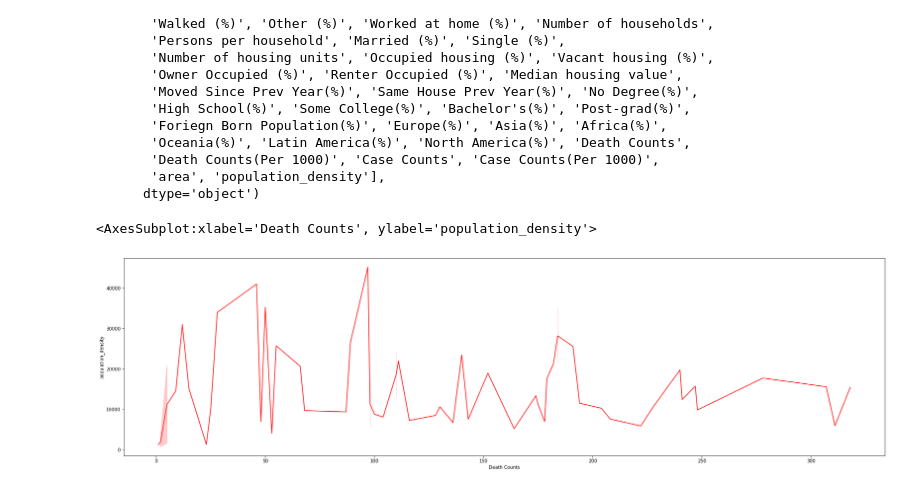
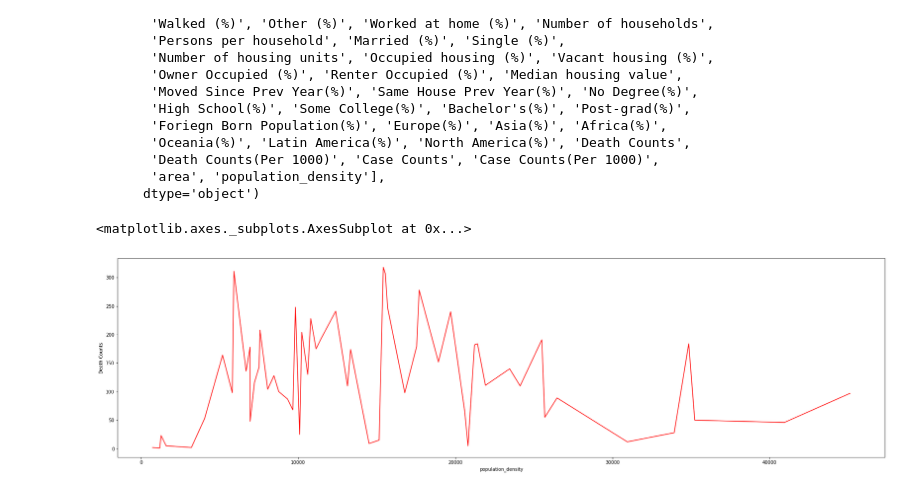
Before and after one commit to uic-cs418/modeling-the-pandemic, a Jupyter notebook: kushwah-notebook.ipynb, the cells around one changed output. Cells and saved outputs as stored; diff of their text form; code cells hidden in the pictures.

```diff
--- a/kushwah-notebook.ipynb
+++ b/kushwah-notebook.ipynb
@@ -144,7 +131,7 @@ Index(['Zipcode', 'Population', 'Median age', 'Under 18(%)', '18 to 64(%)',
       dtype='object')
 # %%
 plt.figure(figsize=(30,8))
-sns.lineplot(data=merged_data, y="population_density", x="Death Counts", color='r')
+sns.lineplot(data=merged_data, x="population_density", y="Death Counts", color='r')
 # %% [output]
-<AxesSubplot:xlabel='Death Counts', ylabel='population_density'>
+<matplotlib.axes._subplots.AxesSubplot at 0x...>
-[figure, old version]
+[figure, new version]
```
Also changed, not shown: parts of 21 cells of this notebook.
